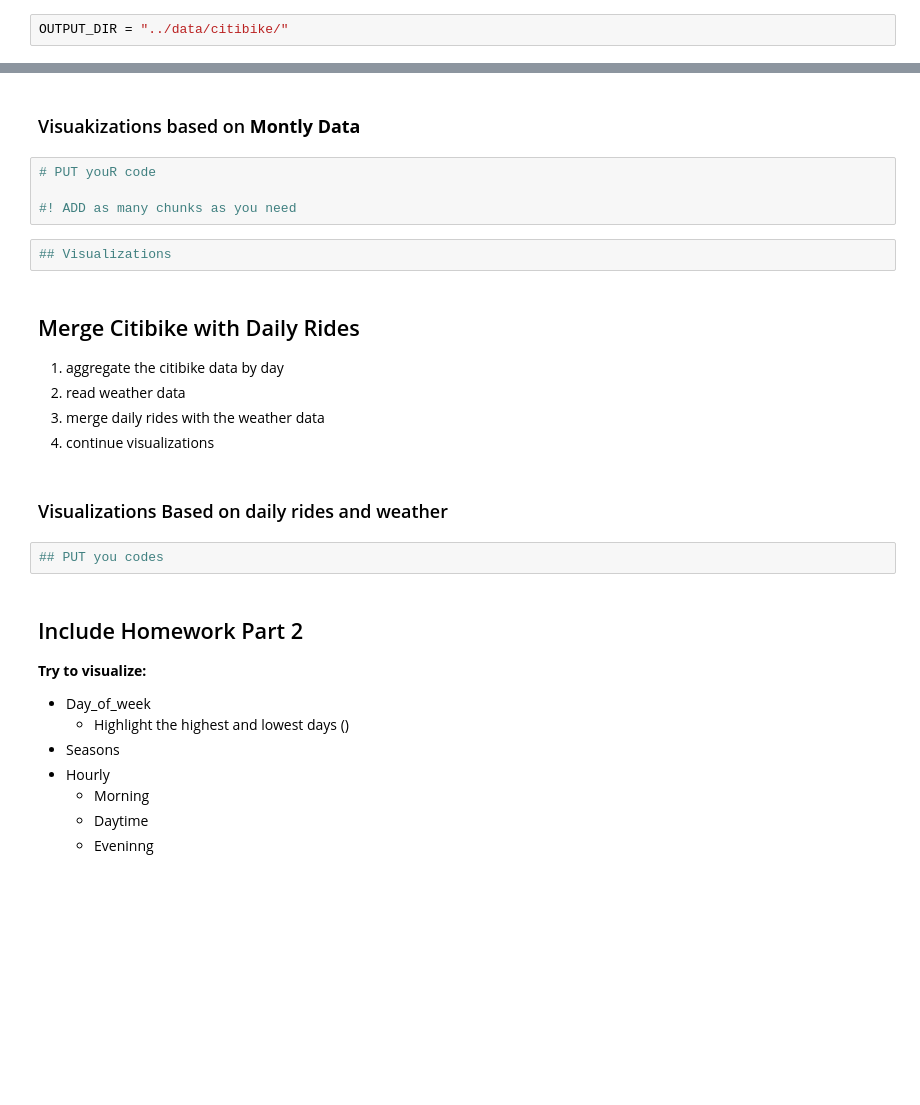
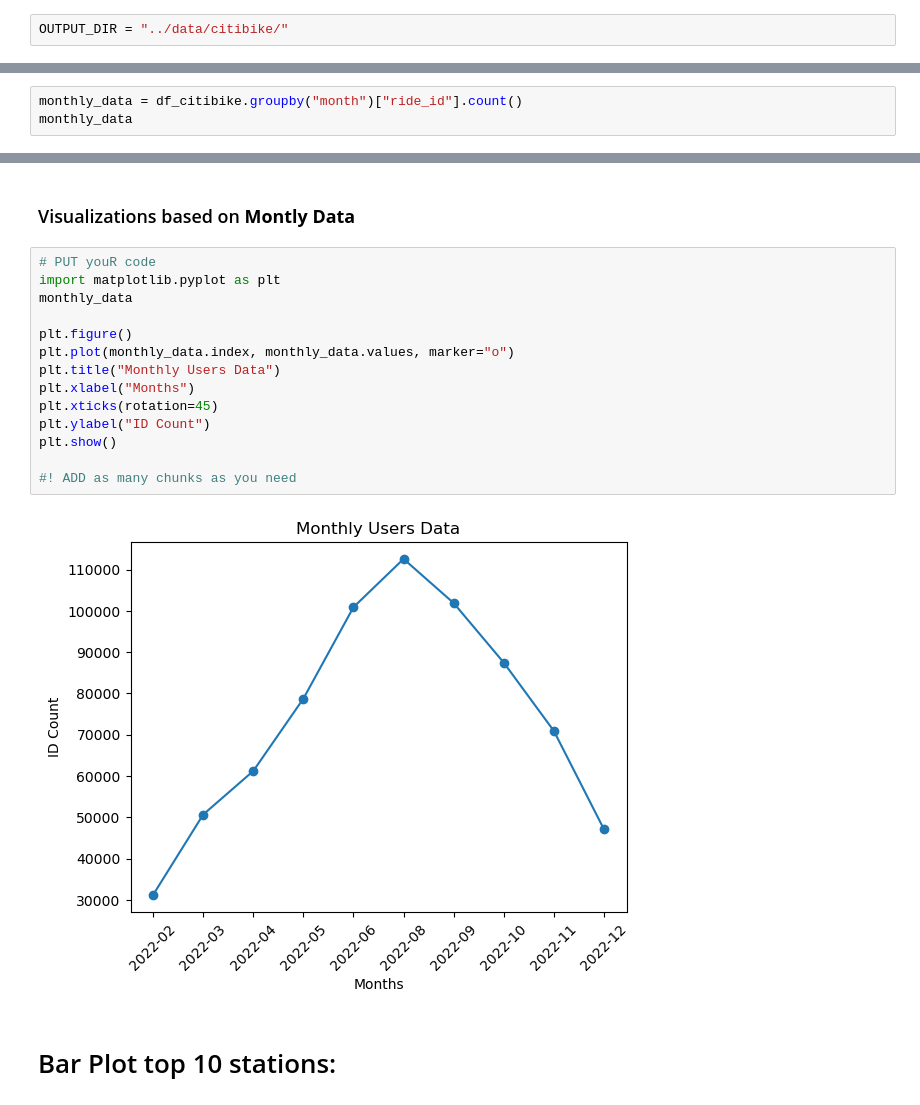
Before and after one commit to Anck0r/citibike, a Jupyter notebook: notebooks/4_Data_Visualization.ipynb, the cells around one changed output, grey strips where cells are left out. Drawn from its saved outputs; the diff is of its cells as text; blank space fills up the shorter version.

Commit message:
1-4 Part Complate

```diff
--- a/notebooks/4_Data_Visualization.ipynb
+++ b/notebooks/4_Data_Visualization.ipynb
@@ -36,0 +96,3 @@ OUTPUT_DIR = "../data/citibike/"
+# %%
+monthly_data = df_citibike.groupby("month")["ride_id"].count()
+monthly_data
@@ -37,31 +112,20 @@ OUTPUT_DIR = "../data/citibike/"
 # %% [markdown]
-### Visuakizations based on **Montly Data**
+### Visualizations based on **Montly Data**
 # %%
 # PUT youR code
+import matplotlib.pyplot as plt
+monthly_data
+
+plt.figure()
+plt.plot(monthly_data.index, monthly_data.values, marker="o")
+plt.title("Monthly Users Data")
+plt.xlabel("Months")
+plt.xticks(rotation=45)
+plt.ylabel("ID Count")
+plt.show()
 
 #! ADD as many chunks as you need
+# %% [output]
+[figure, added]
-# %%
-## Visualizations
-# %% [markdown]
-## Merge Citibike with Daily Rides
-
-1. aggregate the citibike data by day
-2. read weather data
-3. merge daily rides with the weather data
-4. continue visualizations
-# %% [markdown]
-### Visualizations Based on daily rides and weather
-# %%
-## PUT you codes
-# %% [markdown]
-## Include Homework Part 2
-
-**Try to visualize:**
-
-- Day_of_week
-  - Highlight the highest and lowest days ()
-- Seasons
-- Hourly
-    - Morning
-    - Daytime
-    - Eveninng
+# %% [markdown]
+# Bar Plot top 10 stations:
```
Also changed, not shown: parts of 22 cells of this notebook, 4 other files.
